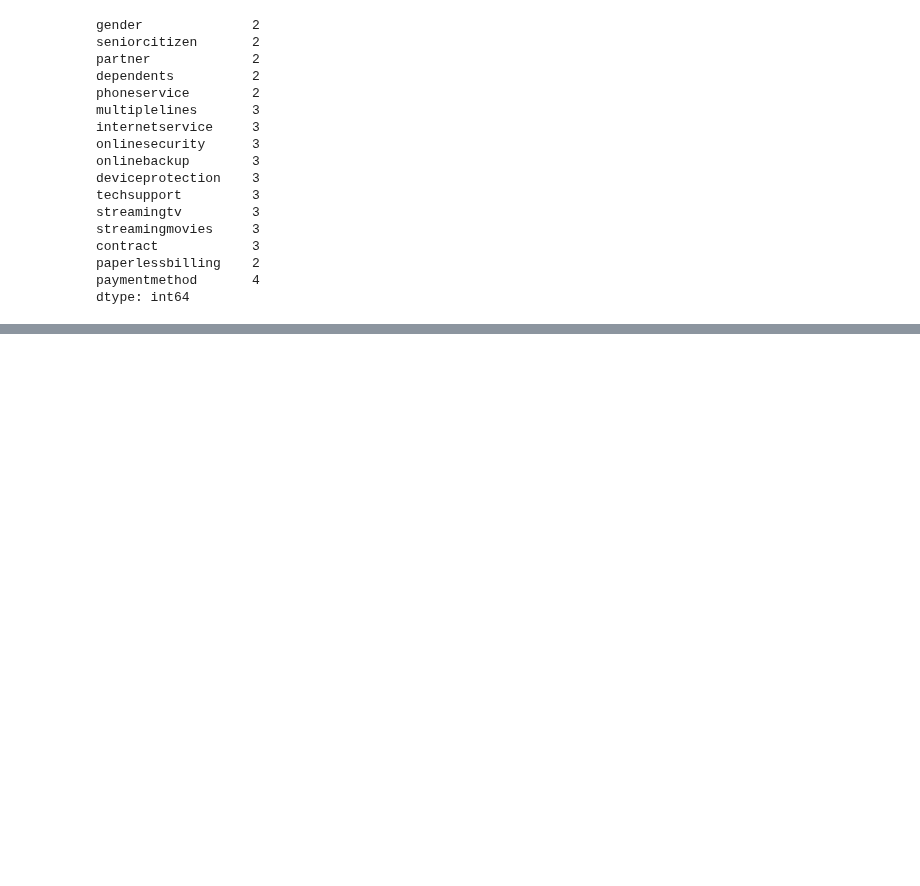
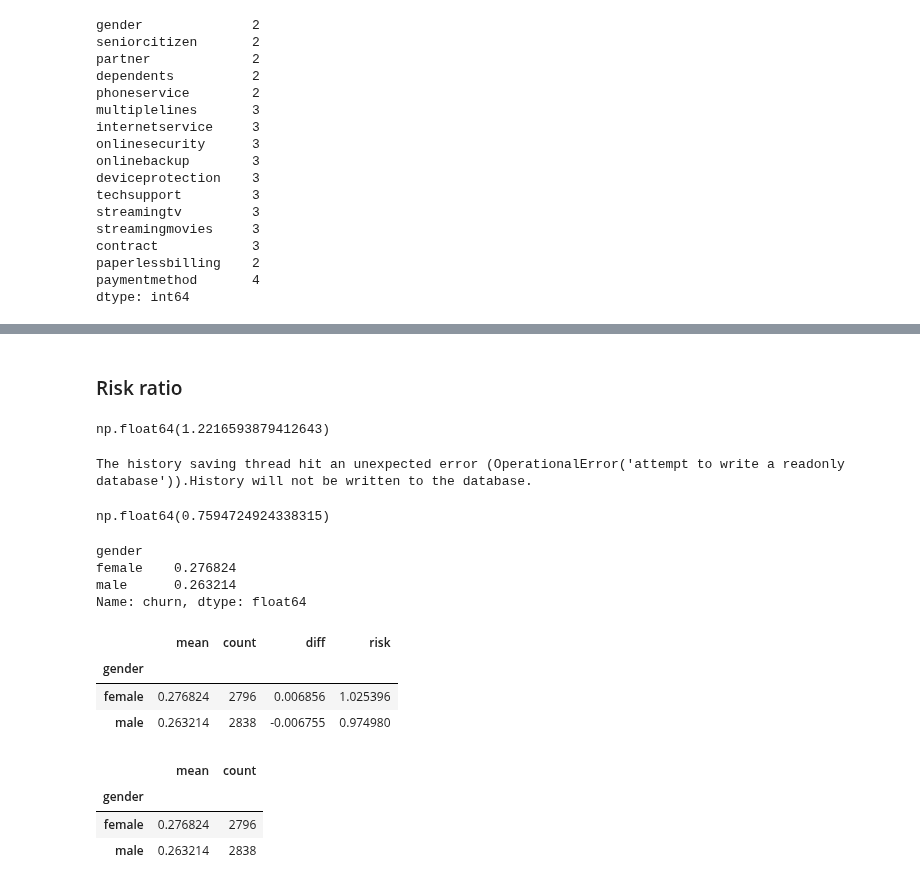
Before and after one commit to skykmar02/ml-zoomcamp-homework, a Jupyter notebook: 03_Churn_prediction/W3.ipynb, the cells around one changed output, grey strips where cells are left out. Saved outputs shown, nothing was run; the diff lists cells and outputs as text; code cells hidden in the pictures; blank space fills up the shorter version.

```diff
--- a/03_Churn_prediction/W3.ipynb
+++ b/03_Churn_prediction/W3.ipynb
@@ -249,0 +307,35 @@ dtype: int64
+# %% [markdown]
+### Risk ratio
+# %%
+churn_no_partner/global_churn_rate
+# %% [output]
+np.float64(1.2216593879412643)
+The history saving thread hit an unexpected error (OperationalError('attempt to write a readonly database')).History will not be written to the database.
+# %%
+churn_partner/global_churn_rate
+# %% [output]
+np.float64(0.7594724924338315)
+# %%
+df_full_train.groupby('gender').churn.mean()
+# %% [output]
+gender
+female    0.276824
+male      0.263214
+Name: churn, dtype: float64
+# %%
+df_group = df_full_train.groupby('gender').churn.agg(['mean', 'count'])
+df_group['diff'] = df_group['mean'] - global_churn_rate
+df_group['risk'] = df_group['mean'] / global_churn_rate
+df_group
+# %% [output]
+|  | mean | count | diff | risk |
+| gender |  |  |  |  |
+| female | 0.276824 | 2796 | 0.006856 | 1.025396 |
+| male | 0.263214 | 2838 | -0.006755 | 0.974980 |
+# %%
+df_full_train.groupby('gender').churn.agg(['mean', 'count'])
+# %% [output]
+|  | mean | count |
+| gender |  |  |
+| female | 0.276824 | 2796 |
+| male | 0.263214 | 2838 |
```
Also changed, not shown: parts of 15 cells of this notebook.
